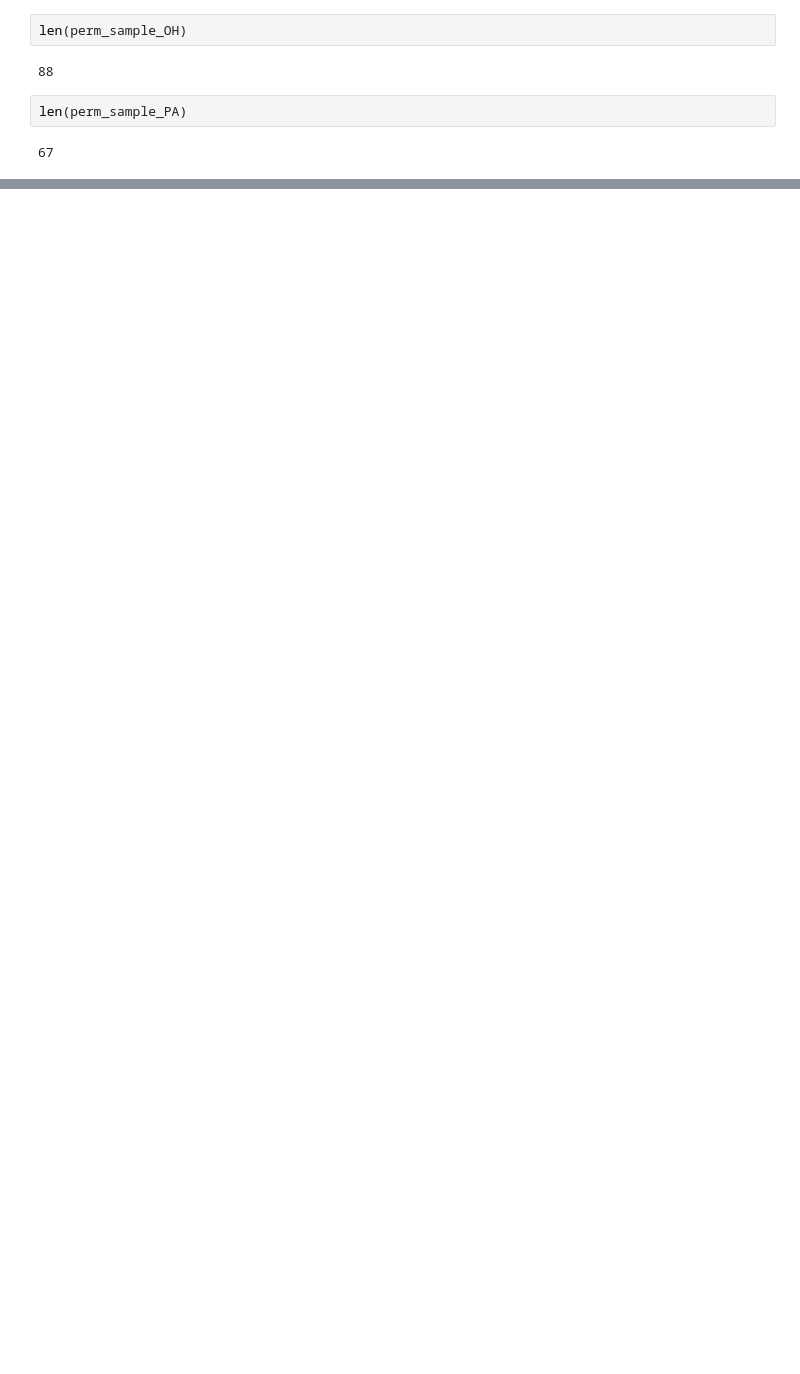
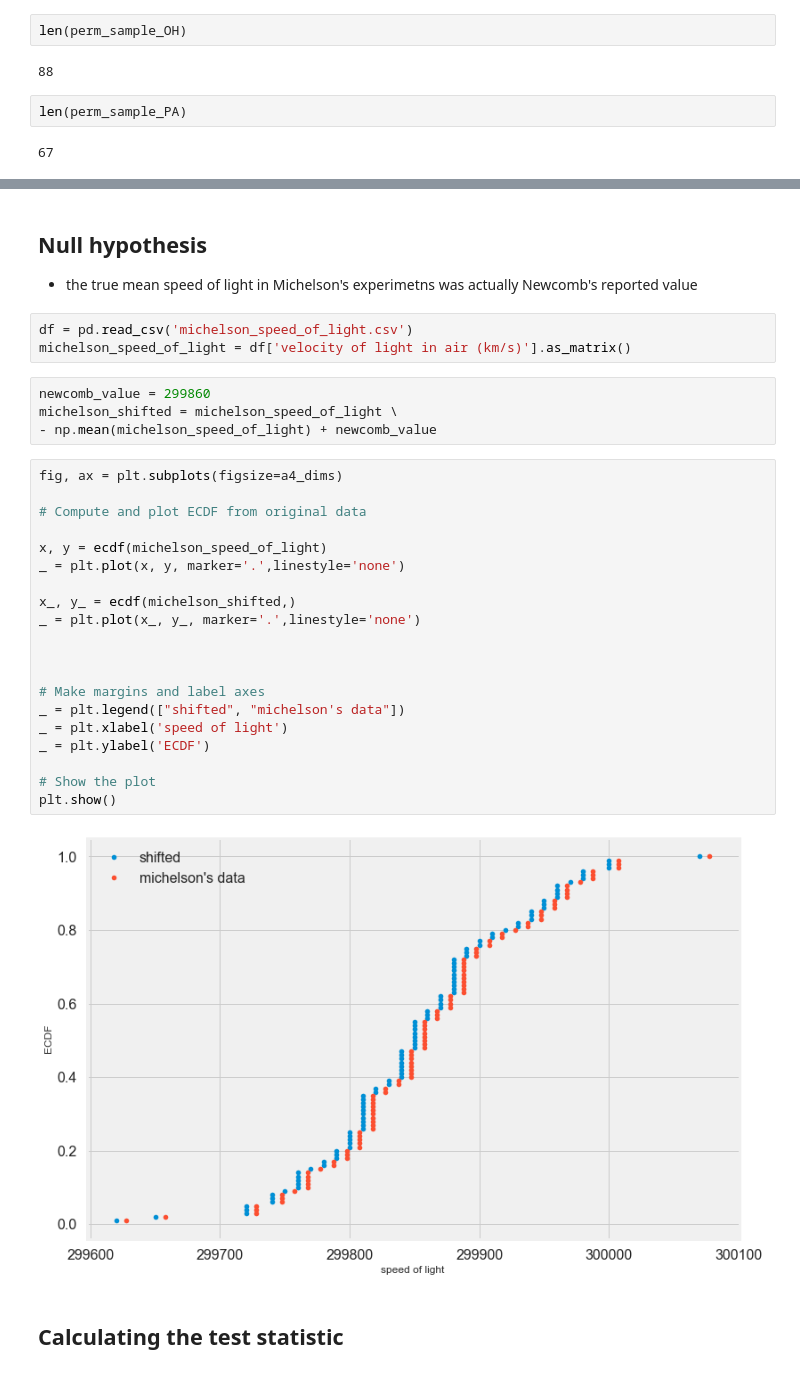
Before and after one commit to franksalas/datacamp, a Jupyter notebook: Statistical_Thinking_Python/07Introduction to hypothesis testing.ipynb, the cells around one changed output, grey strips where cells are left out. Cells and saved outputs as stored; diff of their text form; blank space fills up the shorter version.

```diff
--- a/Statistical_Thinking_Python/07Introduction to hypothesis testing.ipynb
+++ b/Statistical_Thinking_Python/07Introduction to hypothesis testing.ipynb
@@ -94,0 +469,35 @@ len(perm_sample_PA)
+# %% [markdown]
+## Null hypothesis
+
+- the true mean speed of light in Michelson's experimetns was actually Newcomb's reported value
+# %%
+df = pd.read_csv('michelson_speed_of_light.csv')
+michelson_speed_of_light = df['velocity of light in air (km/s)'].as_matrix()
+# %%
+newcomb_value = 299860
+michelson_shifted = michelson_speed_of_light \
+- np.mean(michelson_speed_of_light) + newcomb_value
+# %%
+fig, ax = plt.subplots(figsize=a4_dims)
+
+# Compute and plot ECDF from original data
+
+x, y = ecdf(michelson_speed_of_light)
+_ = plt.plot(x, y, marker='.',linestyle='none')
+
+x_, y_ = ecdf(michelson_shifted,)
+_ = plt.plot(x_, y_, marker='.',linestyle='none')
+
+
+
+# Make margins and label axes
+_ = plt.legend(["shifted", "michelson's data"])
+_ = plt.xlabel('speed of light')
+_ = plt.ylabel('ECDF')
+
+# Show the plot
+plt.show()
+# %% [output]
+[figure, added]
+# %% [markdown]
+## Calculating the test statistic
```
Also changed, not shown: parts of 50 cells of this notebook, 7 other files.
